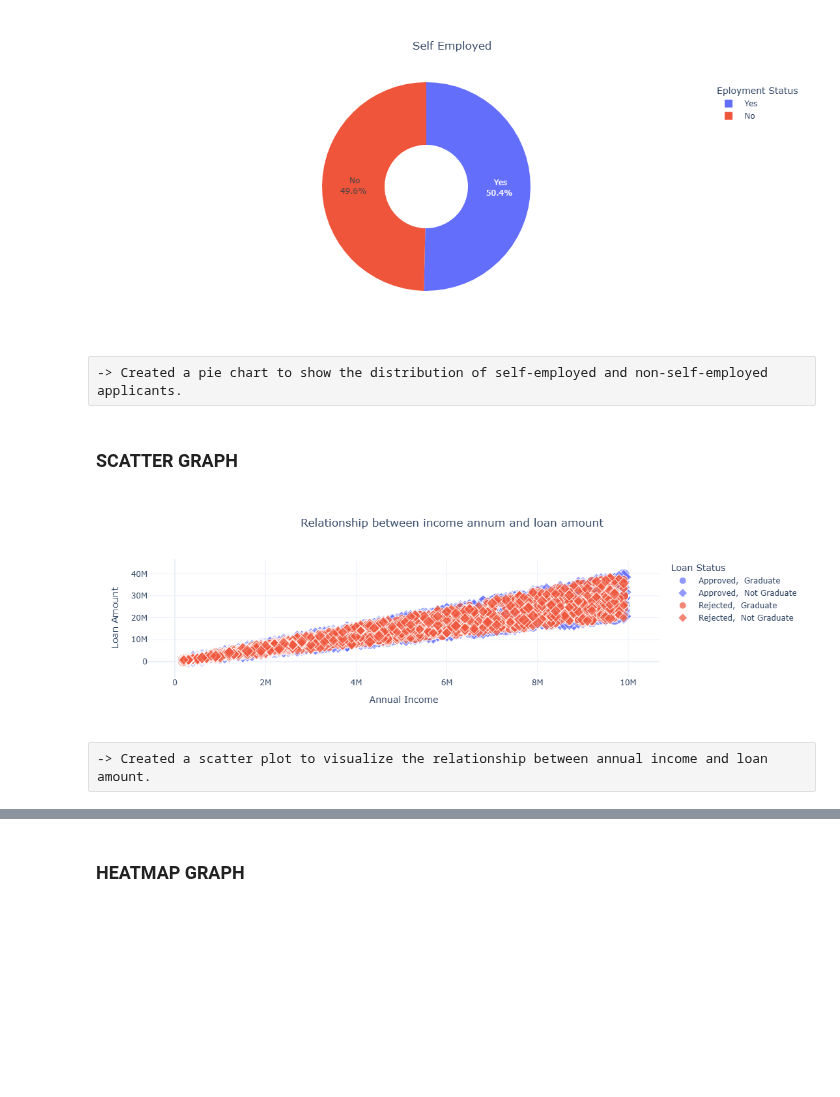
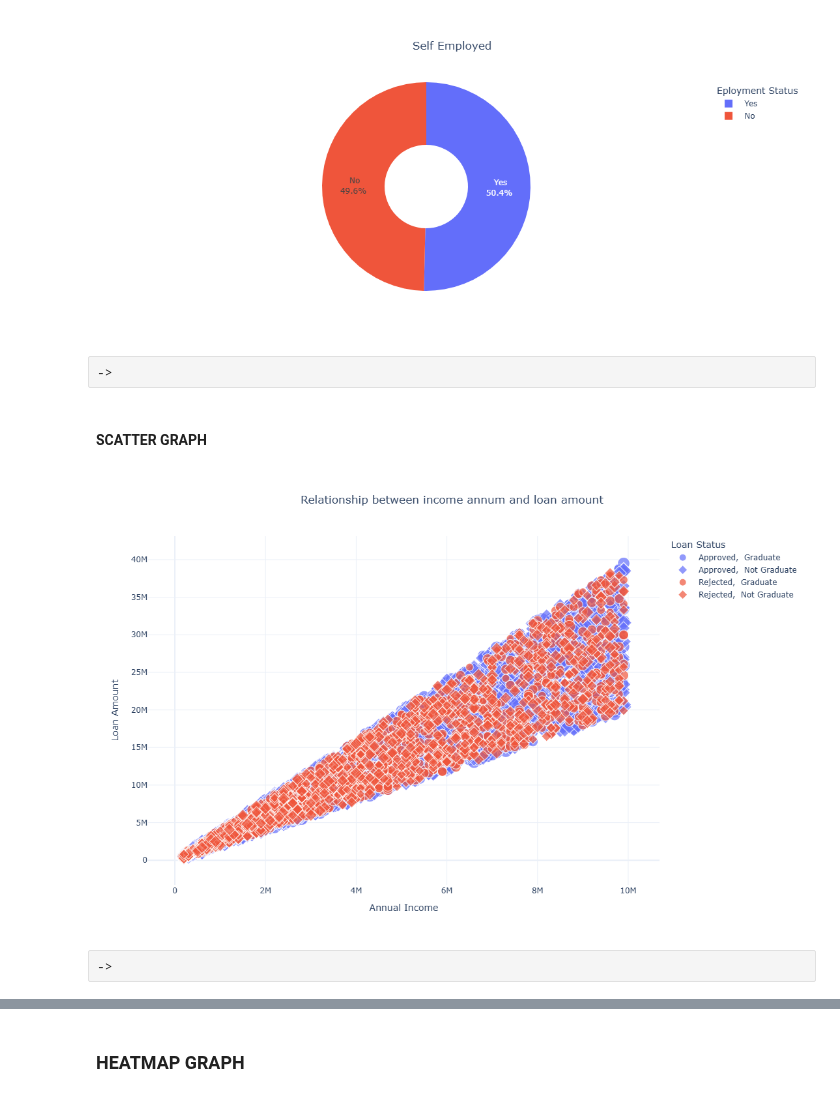
Before and after one commit to kamaljitkaur3019-creator/loan_approval_prediction_project, a Jupyter notebook: ProjectWork.ipynb, the cells around one changed output, grey strips where cells are left out. Cells and saved outputs as stored; diff of their text form; code cells hidden in the pictures; blank space fills up the shorter version.

```diff
--- a/ProjectWork.ipynb
+++ b/ProjectWork.ipynb
@@ -462,15 +467,15 @@ fig.show()
 # %% [output]
 [figure]
 # %% [raw]
--> Created a pie chart to show the distribution of self-employed and non-self-employed applicants.
+->
 # %% [markdown]
-### SCATTER GRAPH
+#### SCATTER GRAPH
 # %%
 fig = px.scatter(df, x="income_annum", y="loan_amount", color="loan_status", size="cibil_score", symbol="education", title="Relationship between income annum and loan amount")
-fig.update_layout( title_x=0.5,template="plotly_white",xaxis_title="Annual Income",yaxis_title="Loan Amount",legend_title="Loan Status")
+fig.update_layout( title_x=0.5,template="plotly_white",xaxis_title="Annual Income",yaxis_title="Loan Amount",legend_title="Loan Status",width=1200,height=700)
 fig.update_traces(marker=dict(line=dict(width=1)))
 fig.show()
 # %% [output]
-[figure, old version]
+[figure, new version]
 # %% [raw]
--> Created a scatter plot to visualize the relationship between annual income and loan amount.
+->
```
Also changed, not shown: parts of 41 cells of this notebook, 1 other file.
